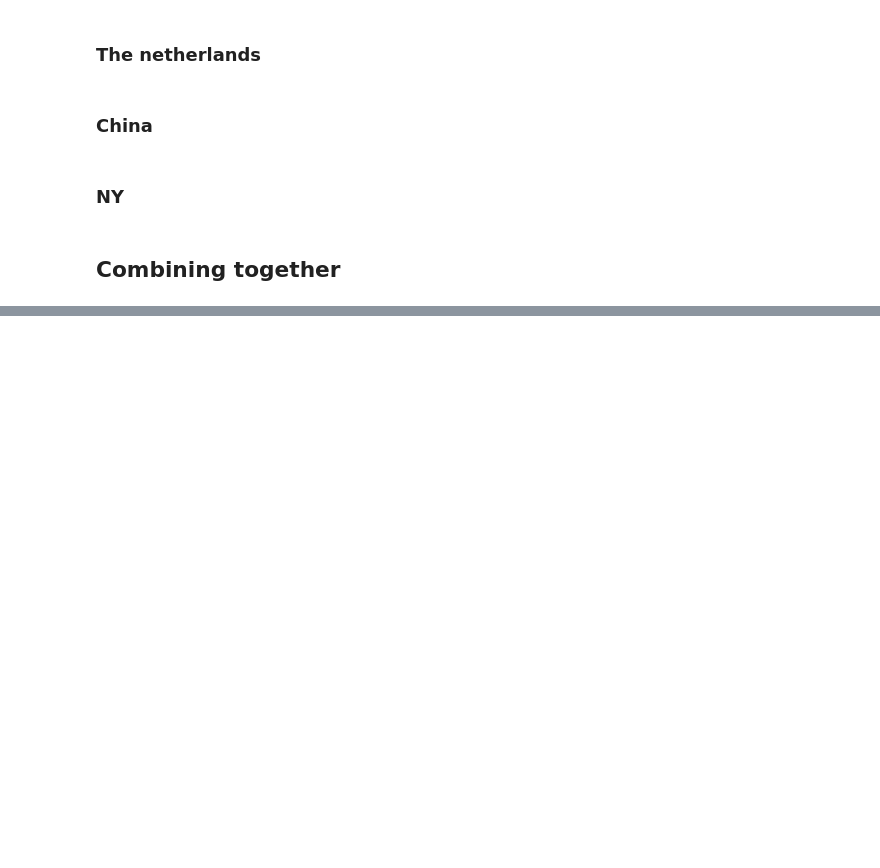
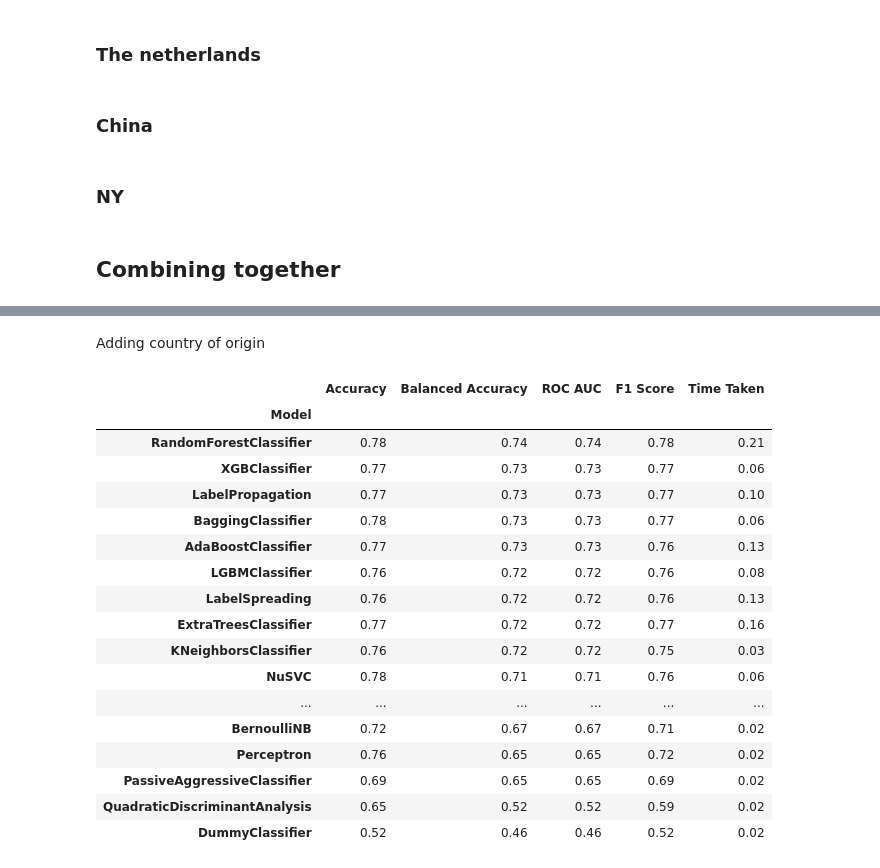
Before and after one commit to mini-pw/2021L-WB-ML, a Jupyter notebook: DeepJajo/raport_v3/lazy_classifier.ipynb, the cells around one changed output, grey strips where cells are left out. Cells and saved outputs as stored; diff of their text form; code cells hidden in the pictures; blank space fills up the shorter version.

```diff
--- a/DeepJajo/raport_v3/lazy_classifier.ipynb
+++ b/DeepJajo/raport_v3/lazy_classifier.ipynb
@@ -66,0 +89,29 @@ print(models)
+# %% [markdown]
+Adding country of origin
+# %%
+# nations = pd.read_csv('all.csv')
+X = nations[['LDH','CRP','Lymphocytes', "from"]]
+X_train, X_test, y_train, y_test = train_test_split(X, nations.death, test_size = 0.25, random_state = 42)
+
+clf_2 = LazyClassifier(verbose=0,ignore_warnings=True, custom_metric=None)
+models_2,predictions_2 = clf_2.fit(X_train, X_test, y_train, y_test)
+models_2.sort_values("ROC AUC", ascending = False)
+# %% [output]
+|  | Accuracy | Balanced Accuracy | ROC AUC | F1 Score | Time Taken |
+| Model |  |  |  |  |  |
+| RandomForestClassifier | 0.78 | 0.74 | 0.74 | 0.78 | 0.21 |
+| XGBClassifier | 0.77 | 0.73 | 0.73 | 0.77 | 0.06 |
+| LabelPropagation | 0.77 | 0.73 | 0.73 | 0.77 | 0.10 |
+| BaggingClassifier | 0.78 | 0.73 | 0.73 | 0.77 | 0.06 |
+| AdaBoostClassifier | 0.77 | 0.73 | 0.73 | 0.76 | 0.13 |
+| LGBMClassifier | 0.76 | 0.72 | 0.72 | 0.76 | 0.08 |
+| LabelSpreading | 0.76 | 0.72 | 0.72 | 0.76 | 0.13 |
+| ExtraTreesClassifier | 0.77 | 0.72 | 0.72 | 0.77 | 0.16 |
+| KNeighborsClassifier | 0.76 | 0.72 | 0.72 | 0.75 | 0.03 |
+| NuSVC | 0.78 | 0.71 | 0.71 | 0.76 | 0.06 |
+| ... | ... | ... | ... | ... | ... |
+| BernoulliNB | 0.72 | 0.67 | 0.67 | 0.71 | 0.02 |
+| Perceptron | 0.76 | 0.65 | 0.65 | 0.72 | 0.02 |
+| PassiveAggressiveClassifier | 0.69 | 0.65 | 0.65 | 0.69 | 0.02 |
+| QuadraticDiscriminantAnalysis | 0.65 | 0.52 | 0.52 | 0.59 | 0.02 |
+| DummyClassifier | 0.52 | 0.46 | 0.46 | 0.52 | 0.02 |
```
Also changed, not shown: parts of 17 cells of this notebook.
